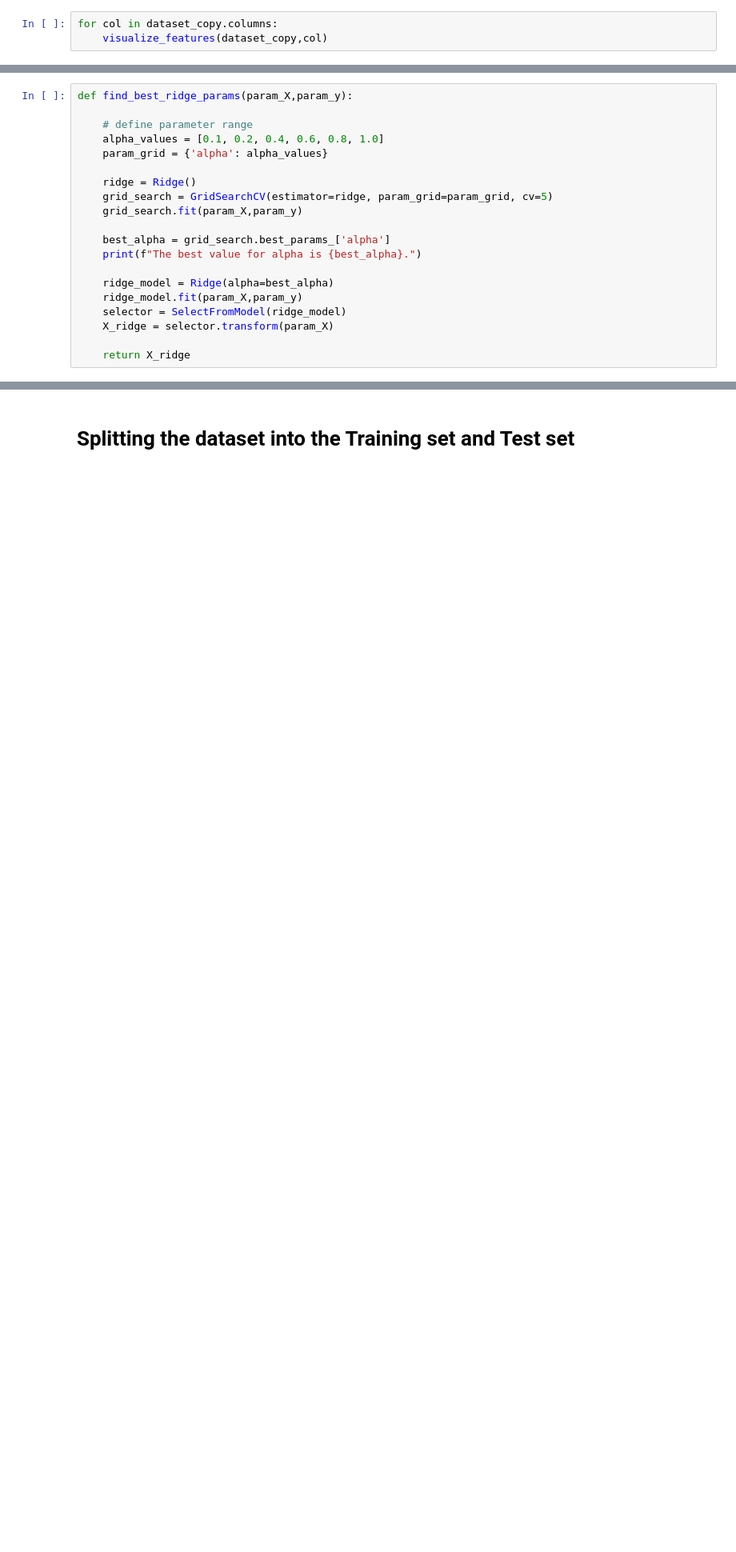
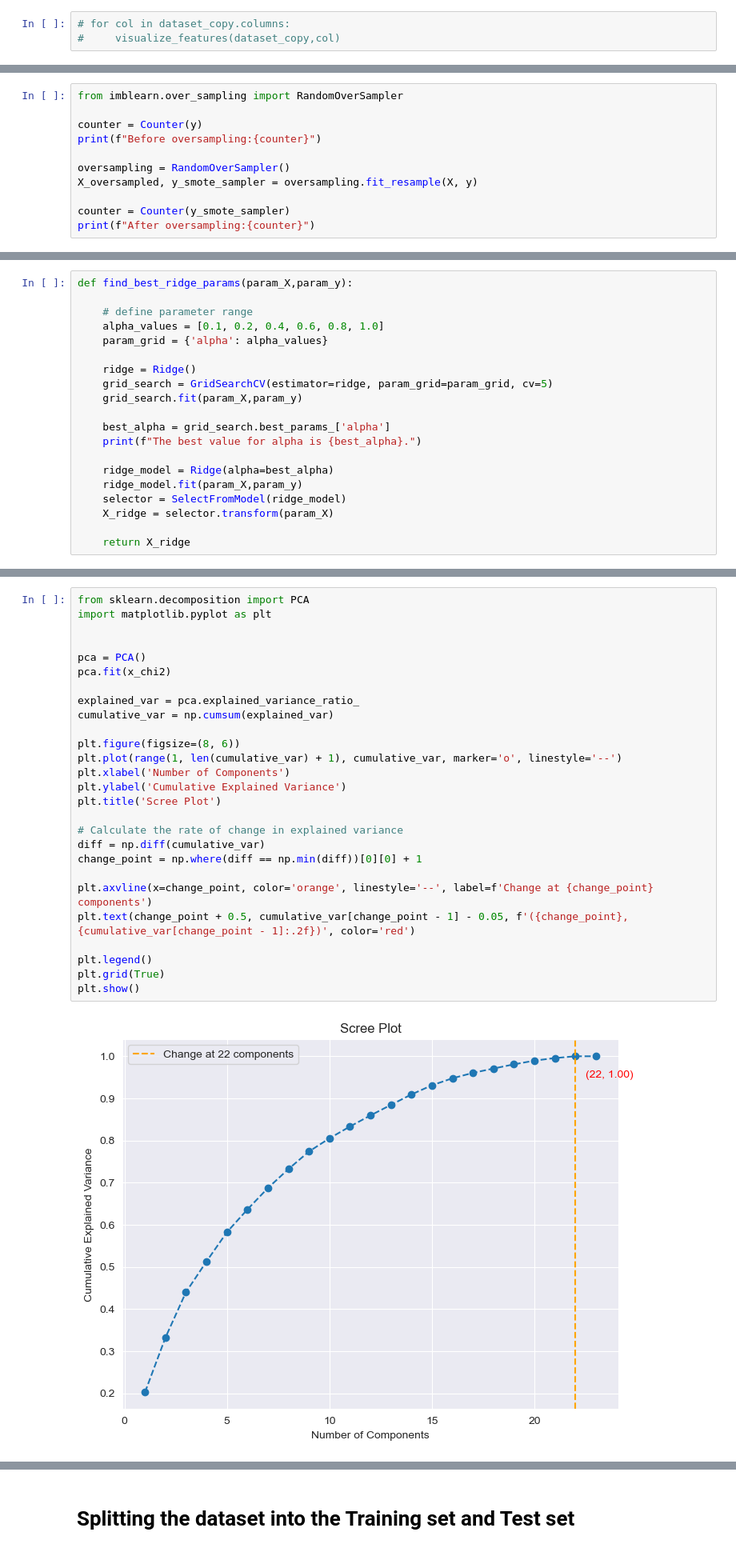
Before and after one commit to batuhanozzer/bankMarketing, a Jupyter notebook: bankMarketingUpdated.ipynb, the cells around one changed output, grey strips where cells are left out. Shown at 80% size. Saved outputs shown, nothing was run; the diff lists cells and outputs as text; blank space fills up the shorter version.

```diff
--- a/bankMarketingUpdated.ipynb
+++ b/bankMarketingUpdated.ipynb
@@ -160,5 +158,5 @@ def correlation_heatmap(df,numerical_col):
 # %% [markdown]
 # Data Visualization
 # %%
-for col in dataset_copy.columns:
-    visualize_features(dataset_copy,col)
+# for col in dataset_copy.columns:
+#     visualize_features(dataset_copy,col)
@@ -431,0 +413,11 @@ After oversampling:Counter({0: 25653, 1: 25653})
+# %%
+from imblearn.over_sampling import RandomOverSampler
+
+counter = Counter(y)
+print(f"Before oversampling:{counter}")
+
+oversampling = RandomOverSampler()
+X_oversampled, y_smote_sampler = oversampling.fit_resample(X, y)
+
+counter = Counter(y_smote_sampler)
+print(f"After oversampling:{counter}")
@@ -638,3 +633,32 @@ accuracy_default:    0.9775     recall default:    0.9874       precision defaul
+# %%
+from sklearn.decomposition import PCA
+import matplotlib.pyplot as plt
+
+
+pca = PCA()
+pca.fit(x_chi2)
+
+explained_var = pca.explained_variance_ratio_
+cumulative_var = np.cumsum(explained_var)
+
+plt.figure(figsize=(8, 6))
+plt.plot(range(1, len(cumulative_var) + 1), cumulative_var, marker='o', linestyle='--')
+plt.xlabel('Number of Components')
+plt.ylabel('Cumulative Explained Variance')
+plt.title('Scree Plot')
+
+# Calculate the rate of change in explained variance
+diff = np.diff(cumulative_var)
+change_point = np.where(diff == np.min(diff))[0][0] + 1
+
+plt.axvline(x=change_point, color='orange', linestyle='--', label=f'Change at {change_point} components')
+plt.text(change_point + 0.5, cumulative_var[change_point - 1] - 0.05, f'({change_point}, {cumulative_var[change_point - 1]:.2f})', color='red')
+
+plt.legend()
+plt.grid(True)
+plt.show()
+# %% [output]
+[figure, added]
 # %%
 from sklearn.decomposition import PCA
 
```
Also changed, not shown: parts of 28 cells of this notebook.
